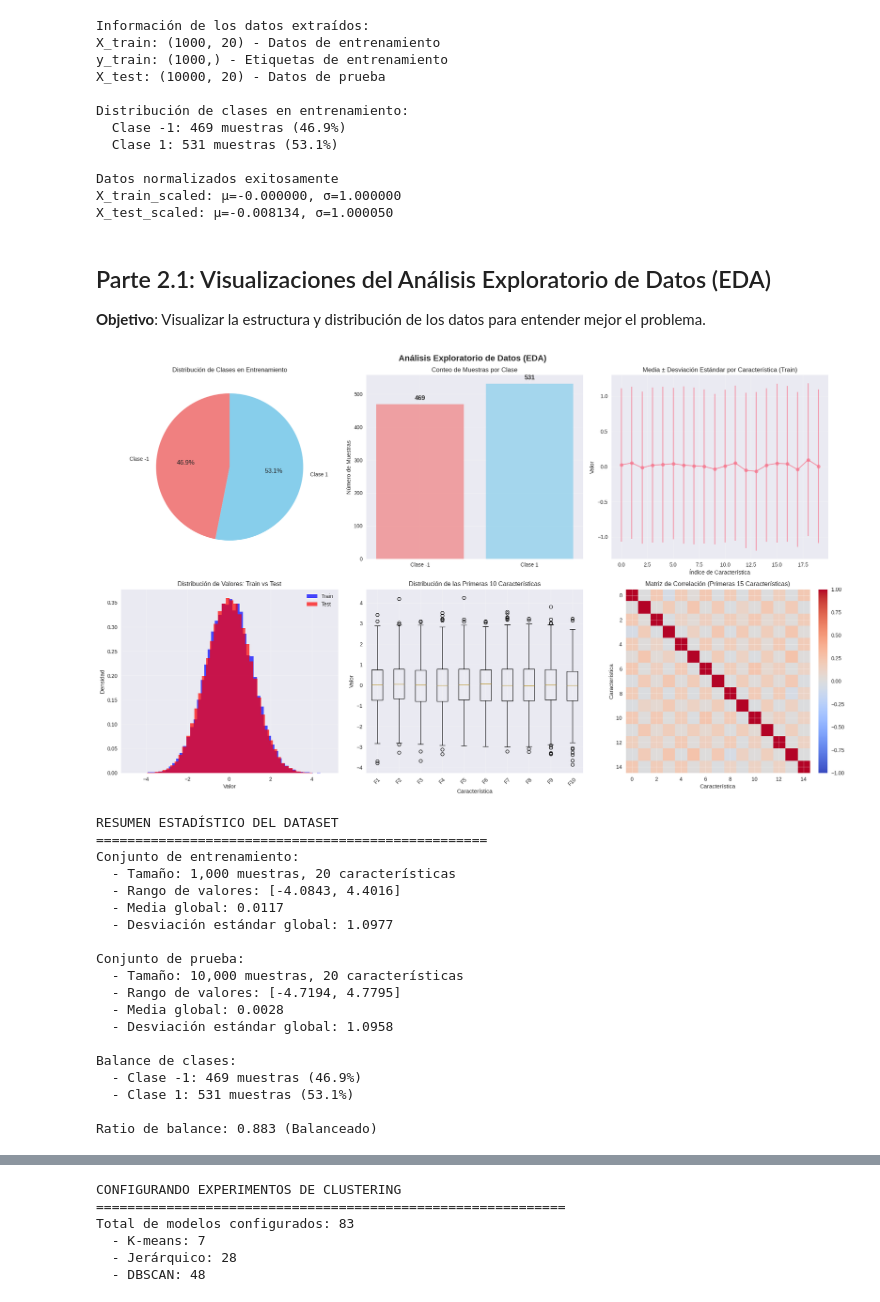
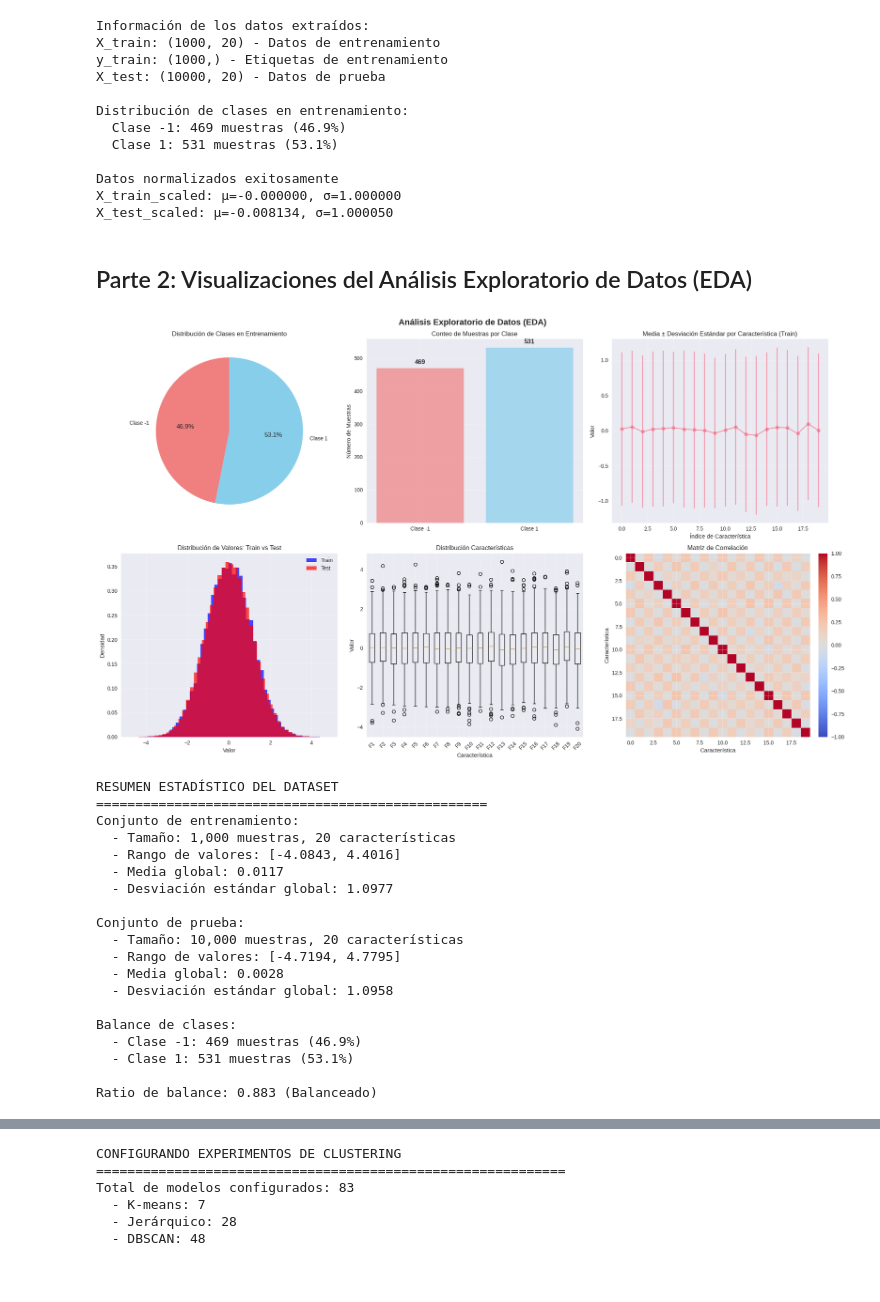
Before and after one commit to aalejoz25/Big_Data, a Jupyter notebook: aprendizaje_no_supervisado/trabajo_final/trabajo_final.ipynb, the cells around one changed output, grey strips where cells are left out. Cells and saved outputs as stored; diff of their text form; code cells hidden in the pictures.

```diff
--- a/aprendizaje_no_supervisado/trabajo_final/trabajo_final.ipynb
+++ b/aprendizaje_no_supervisado/trabajo_final/trabajo_final.ipynb
@@ -177,24 +142,16 @@ Datos normalizados exitosamente
 X_train_scaled: μ=-0.000000, σ=1.000000
 X_test_scaled: μ=-0.008134, σ=1.000050
 # %% [markdown]
-## Parte 2.1: Visualizaciones del Análisis Exploratorio de Datos (EDA)
-
-**Objetivo**: Visualizar la estructura y distribución de los datos para entender mejor el problema.
+## Parte 2: Visualizaciones del Análisis Exploratorio de Datos (EDA)
 # %%
-# ================================
-# VISUALIZACIONES EDA - DISTRIBUCIÓN DE CLASES Y DATOS
-# ================================
 
-# Crear figura con subplots
 fig, axes = plt.subplots(2, 3, figsize=(20, 12))
 fig.suptitle('Análisis Exploratorio de Datos (EDA)', fontsize=16, fontweight='bold')
 
-# 1. Distribución de clases
 axes[0,0].pie(class_counts, labels=[f'Clase {c}' for c in unique_classes],
               autopct='%1.1f%%', startangle=90, colors=['lightcoral', 'skyblue'])
 axes[0,0].set_title('Distribución de Clases en Entrenamiento')
 
-# 2. Histograma de clases
 axes[0,1].bar([f'Clase {c}' for c in unique_classes], class_counts,
               color=['lightcoral', 'skyblue'], alpha=0.7)
 axes[0,1].set_title('Conteo de Muestras por Clase')
@@ -202,10 +159,9 @@ axes[0,1].set_ylabel('Número de Muestras')
 for i, v in enumerate(class_counts):
     axes[0,1].text(i, v + 10, str(v), ha='center', va='bottom', fontweight='bold')
 
-# 3. Estadísticas de características de entrenamiento
 feature_means_train = X_train.mean(axis=0)
 feature_stds_train = X_train.std(axis=0)
-feature_indices = np.arange(min(20, X_train.shape[1]))  # Mostrar máximo 20 características
+feature_indices = np.arange(min(20, X_train.shape[1]))
 
 axes[0,2].errorbar(feature_indices, feature_means_train[:len(feature_indices)],
                    yerr=feature_stds_train[:len(feature_indices)],
@@ -215,7 +171,6 @@ axes[0,2].set_xlabel('Índice de Característica')
 axes[0,2].set_ylabel('Valor')
 axes[0,2].grid(True, alpha=0.3)
 
-# 4. Comparación de distribuciones Train vs Test
 axes[1,0].hist(X_train.flatten(), bins=50, alpha=0.7, label='Train', density=True, color='blue')
 axes[1,0].hist(X_test.flatten(), bins=50, alpha=0.7, label='Test', density=True, color='red')
 axes[1,0].set_title('Distribución de Valores: Train vs Test')
@@ -224,49 +179,46 @@ axes[1,0].set_ylabel('Densidad')
 axes[1,0].legend()
 axes[1,0].grid(True, alpha=0.3)
 
-# 5. Boxplot de características (muestra de las primeras 10)
-sample_features = X_train[:, :min(10, X_train.shape[1])]
+sample_features = X_train[:, :min(20, X_train.shape[1])]
 axes[1,1].boxplot(sample_features, labels=[f'F{i+1}' for i in range(sample_features.shape[1])])
-axes[1,1].set_title('Distribución de las Primeras 10 Características')
+axes[1,1].set_title('Distribución Características')
 axes[1,1].set_xlabel('Característica')
 axes[1,1].set_ylabel('Valor')
 axes[1,1].tick_params(axis='x', rotation=45)
 
-# 6. Matriz de correlación (muestra de las primeras 15 características)
-n_features_corr = min(15, X_train.shape[1])
+n_features_corr = min(20, X_train.shape[1])
 corr_matrix = np.corrcoef(X_train[:, :n_features_corr].T)
 im = axes[1,2].imshow(corr_matrix, cmap='coolwarm', vmin=-1, vmax=1)
-axes[1,2].set_title('Matriz de Correlación (Primeras 15 Características)')
+axes[1,2].set_title('Matriz de Correlación')
 axes[1,2].set_xlabel('Característica')
 axes[1,2].set_ylabel('Característica')
 plt.colorbar(im, ax=axes[1,2], fraction=0.046, pad=0.04)
 
 plt.tight_layout()
 plt.show()
 
-# Estadísticas resumidas
 print("\nRESUMEN ESTADÍSTICO DEL DATASET")
 print("="*50)
 print(f"Conjunto de entrenamiento:")
 print(f"  - Tamaño: {X_train.shape[0]:,} muestras, {X_train.shape[1]} características")
 print(f"  - Rango de valores: [{X_train.min():.4f}, {X_train.max():.4f}]")
 print(f"  - Media global: {X_train.mean():.4f}")
 print(f"  - Desviación estándar global: {X_train.std():.4f}")
 
 print(f"\nConjunto de prueba:")
 print(f"  - Tamaño: {X_test.shape[0]:,} muestras, {X_test.shape[1]} características")
 print(f"  - Rango de valores: [{X_test.min():.4f}, {X_test.max():.4f}]")
 print(f"  - Media global: {X_test.mean():.4f}")
 print(f"  - Desviación estándar global: {X_test.std():.4f}")
 
 print(f"\nBalance de clases:")
 for clase, count in zip(unique_classes, class_counts):
     print(f"  - Clase {clase}: {count:,} muestras ({count/len(y_train)*100:.1f}%)")
 
 balance_ratio = min(class_counts) / max(class_counts)
 print(f"\nRatio de balance: {balance_ratio:.3f} ({'Balanceado' if balance_ratio > 0.8 else 'Desbalanceado'})")
 # %% [output]
-[figure, old version]
+[figure, new version]
 RESUMEN ESTADÍSTICO DEL DATASET
 ==================================================
 Conjunto de entrenamiento:
```
Also changed, not shown: parts of 26 cells of this notebook, 12 other files.
